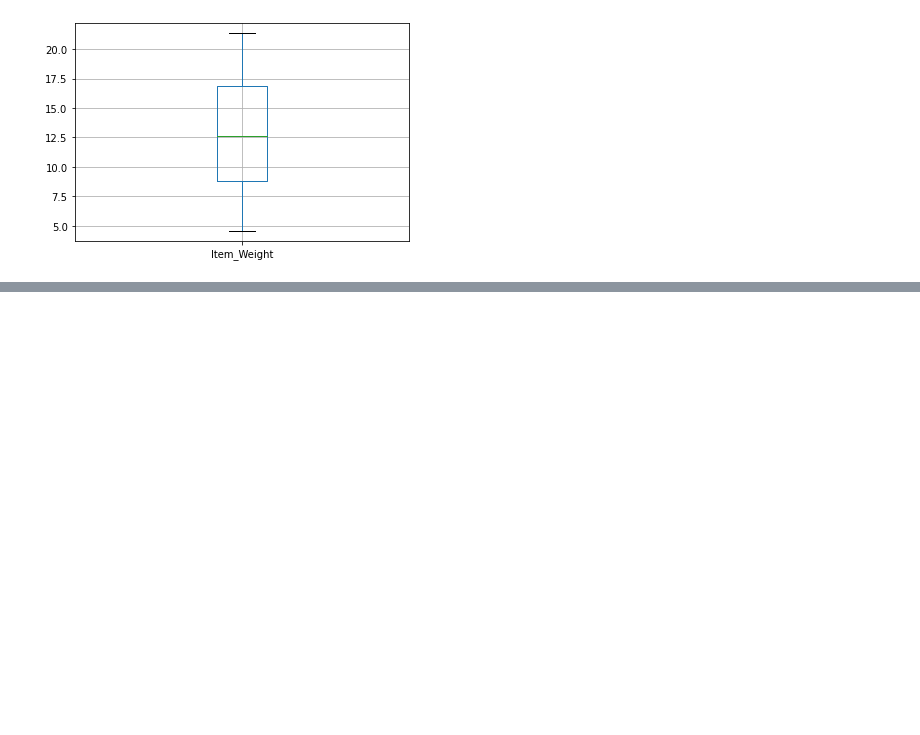
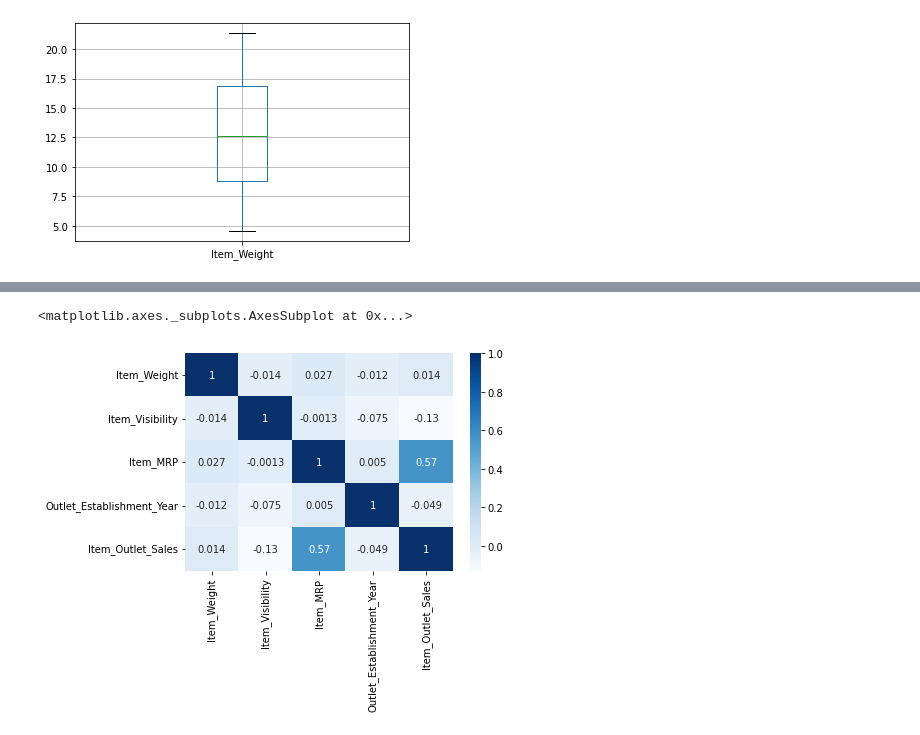
Before and after one commit to jesspl/prediction, a Jupyter notebook: predicciones_de_ventas.ipynb, the cells around one changed output, grey strips where cells are left out. Saved outputs shown, nothing was run; the diff lists cells and outputs as text; code cells hidden in the pictures; blank space fills up the shorter version.

```diff
--- a/predicciones_de_ventas.ipynb
+++ b/predicciones_de_ventas.ipynb
@@ -362,3 +362,9 @@ df[['Item_Weight']].boxplot()
 # %% [output]
 <matplotlib.axes._subplots.AxesSubplot at 0x...>
 [figure]
+# %%
+#Mapa de calor
+#primero se debe encontrar la correlacin de los datos
+
+corr = df.corr()
+corr
@@ -364,0 +378,6 @@ df[['Item_Weight']].boxplot()
+# %%
+import seaborn as sns
+sns.heatmap(corr, cmap = 'Blues', annot = True)
+# %% [output]
+<matplotlib.axes._subplots.AxesSubplot at 0x...>
+[figure, added]
```
Also changed, not shown: parts of 2 cells of this notebook.
